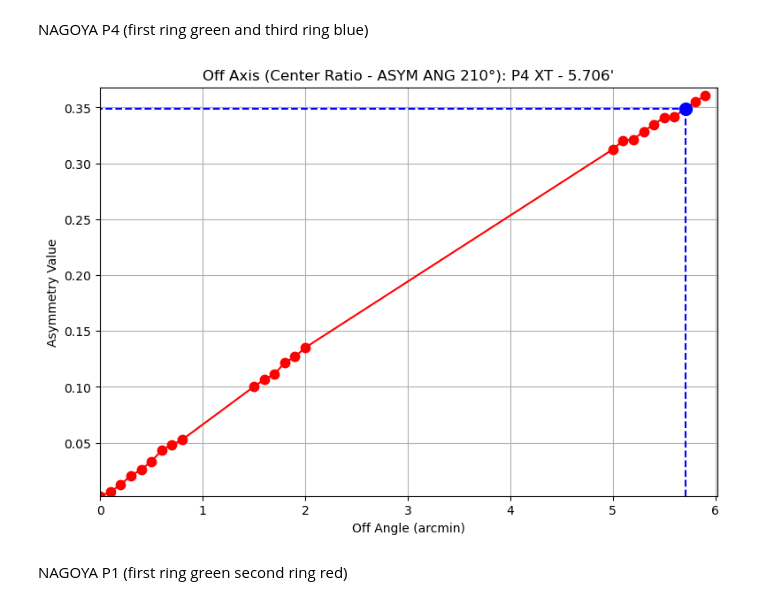
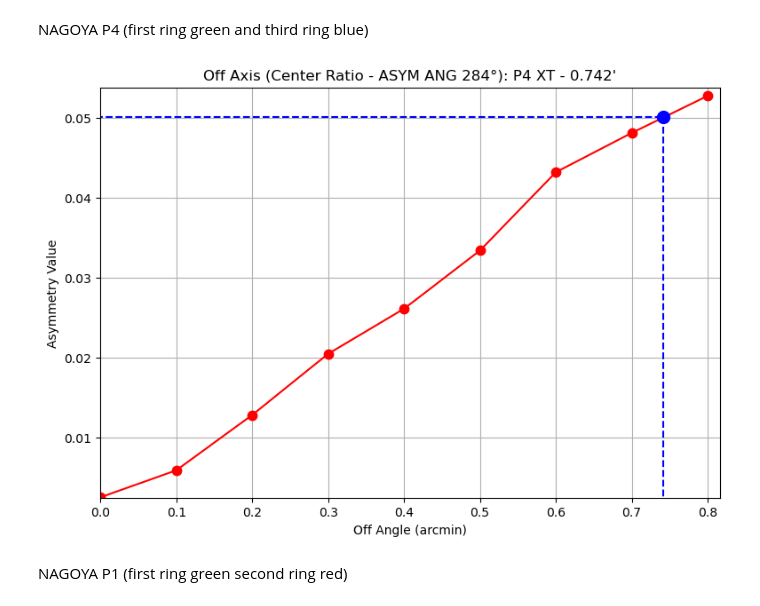
Before and after one commit to dannysun91/opal_foxsi, a Jupyter notebook: python_code/off_angle.ipynb, the cells around one changed output. Saved outputs shown, nothing was run; the diff lists cells and outputs as text; code cells hidden in the pictures.

```diff
--- a/python_code/off_angle.ipynb
+++ b/python_code/off_angle.ipynb
@@ -148,44 +148,44 @@ array([5. , 5.1, 5.2, 5.3, 5.4, 5.5, 5.6, 5.7, 5.8, 5.9])
 # %% [markdown]
 NAGOYA P4 (first ring green and third ring blue)
 # %%
-data_offaxis =  0.3487315385224618
-ang_offaxis = 210.24169692775783
+data_offaxis =  0.050028172557494706
+ang_offaxis = 284.46876360115687
 
 sim_offaxis = np.array([0.002481307771259484,0.00586839050558356,0.012791011512446371,0.02044056639960852,0.02608120242417312,
-                        0.03336588140079821,0.04317026510694239,0.04808675146497335,0.05272132163973283,
-                        0.10027967282319443,0.10643504935787741,0.11142236149488755,0.12160593769396982,0.1270224093963938,0.1351252355344975,
-                        0.31249767174459353,0.32036056327422663,0.3213084598180149,0.3285563254839548,0.3347117688369706,
-                        0.34105629000070975,0.34186769458804106,0.34832268513783665,0.3548095607238569,0.3607851301120777])
+                        0.03336588140079821,0.04317026510694239,0.04808675146497335,0.05272132163973283])#,
+                        # 0.10027967282319443,0.10643504935787741,0.11142236149488755,0.12160593769396982,0.1270224093963938,0.1351252355344975,
+                        # 0.31249767174459353,0.32036056327422663,0.3213084598180149,0.3285563254839548,0.3347117688369706,
+                        # 0.34105629000070975,0.34186769458804106,0.34832268513783665,0.3548095607238569,0.3607851301120777])
 sim_angles = np.array([0.0,0.1,0.2,0.3,0.4,
-                       0.5,0.6,0.7,0.8,
-                       1.5,1.6,1.7,1.8,1.9,2.0,
-                       5.0,5.1,5.2,5.3,5.4,
-                       5.5,5.6,5.7,5.8,5.9])
+                       0.5,0.6,0.7,0.8])#,
+                    #    1.5,1.6,1.7,1.8,1.9,2.0,
+                    #    5.0,5.1,5.2,5.3,5.4,
+                    #    5.5,5.6,5.7,5.8,5.9])
 lab_offaxis  = 'Center Ratio'
 
 pos = 4
 xmod = 'T'
 
 offangle = np.interp(data_offaxis,sim_offaxis,sim_angles)
 
 plt.figure(figsize=(9,6))
 plt.plot(sim_angles,sim_offaxis,'r.-',markersize=15)
 plt.plot([-1,offangle],[data_offaxis,data_offaxis],'b--')
 plt.plot([offangle,offangle],[data_offaxis,sim_offaxis[0]*.98],'b--')
 plt.plot(offangle,data_offaxis,'b.',markersize=20)
 plt.xlim([sim_angles[0]*.98,sim_angles[-1]*1.02])
 plt.ylim([sim_offaxis[0]*.98,sim_offaxis[-1]*1.02])
 # plt.xlim([sim_angles[0]*.98,1.9])
 # plt.ylim([sim_offaxis[0]*.98,.105])
 #plt.xlim(10.5,13.0)
 #plt.ylim(.3,.4)
 plt.grid()
 plt.xlabel('Off Angle (arcmin)')
 plt.ylabel('Asymmetry Value')
 plt.title("Off Axis ("+lab_offaxis+" - ASYM ANG {:.0f}°".format(ang_offaxis)+"): P"+str(pos)+ " X"+str(xmod)+ " - {:.3f}\'".format(offangle))
 plt.show()
 # %% [output]
-[figure, old version]
+[figure, new version]
 # %% [markdown]
 NAGOYA P1 (first ring green second ring red)
 # %%
```
Also changed, not shown: parts of 3 cells of this notebook, 2 other files.
